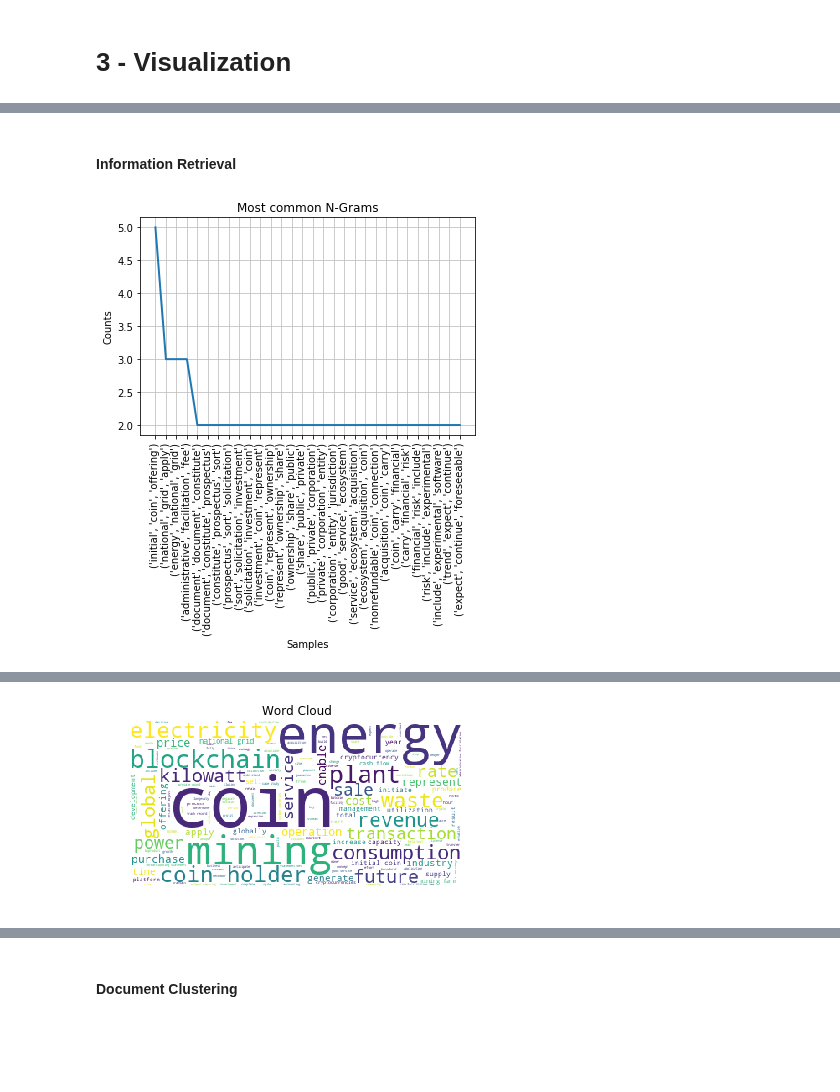
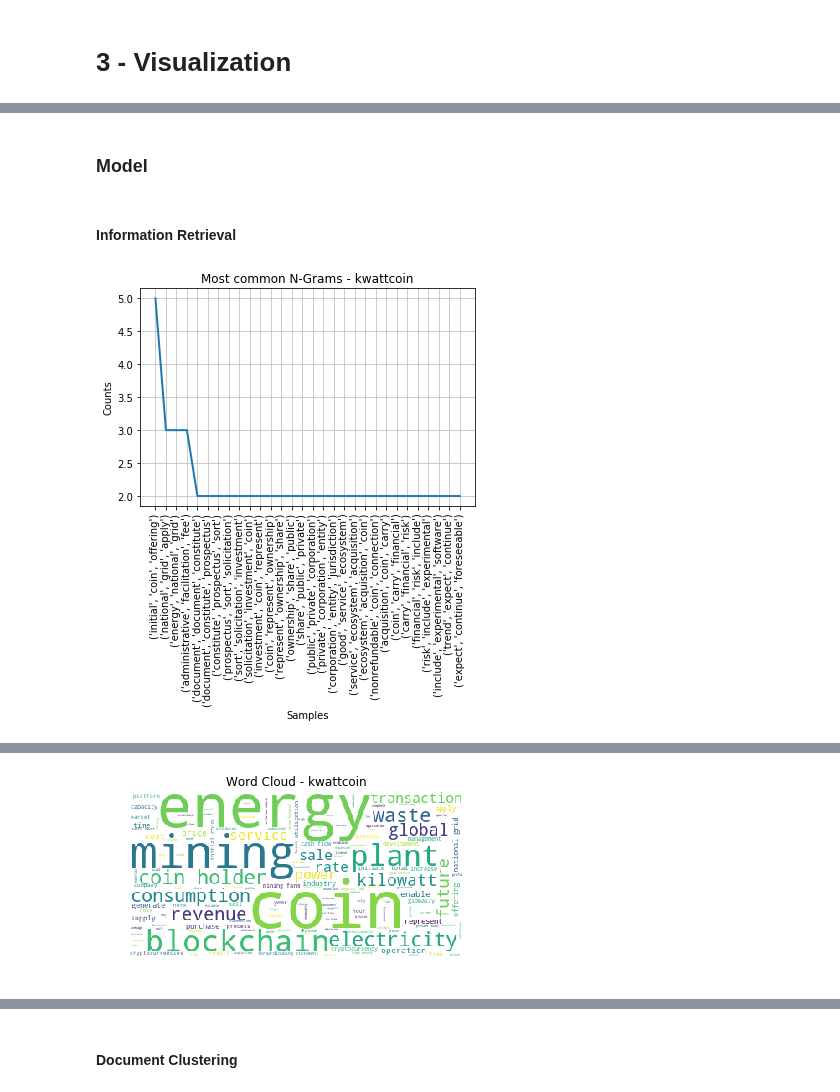
Before and after one commit to luisdiegocm/HWR_DataScience_Project, a Jupyter notebook: dashboard/Dashboard.ipynb, the cells around one changed output, grey strips where cells are left out. Drawn from its saved outputs; the diff is of its cells as text; code cells hidden in the pictures; blank space fills up the shorter version.

```diff
--- a/dashboard/Dashboard.ipynb
+++ b/dashboard/Dashboard.ipynb
@@ -139,34 +139,48 @@ class InformationRetrieval():
 
 
     def visualize_ngrams(self,tokens, n = 2):
+        """
+        Function that receives tokens and a number of n-grams, and return a visualization
+        Input:
+            Tokens
+            Number of n-grams
+        Output:
+            Frequency Distribution visualization
+        """
+        assert n >= 1
 
-        assert n > 1
-
+        if n == 1:
+            fdist_unigrams = FreqDist(list(tokens))
+            plt = fdist_unigrams.plot(30,cumulative=False,title="Most common N-Grams - "+protocol)
         if n == 2:
             bigrams_tokens = bigrams(tokens)
             fdist_bigrams = FreqDist(list(bigrams_tokens))
-            plt = fdist_bigrams.plot(30,cumulative=False,title="Most common N-Grams")
-            return plt
+            plt = fdist_bigrams.plot(30,cumulative=False,title="Most common N-Grams - "+protocol)
         if n == 3:
             trigrams_tokens = ngrams(tokens, 3)
             fdist_trigrams = FreqDist(list(trigrams_tokens))
-            plt = fdist_trigrams.plot(30,cumulative=False,title="Most common N-Grams")
-            return plt
+            plt = fdist_trigrams.plot(30,cumulative=False,title="Most common N-Grams - "+protocol)
         if n > 3:
             grams_tokens = ngrams(tokens, n)
             fdist_grams = FreqDist(list(grams_tokens))
-            plt = fdist_grams.plot(30,cumulative=False,title="Most common N-Grams")
-            return plt
-
+            plt = fdist_grams.plot(30,cumulative=False,title="Most common N-Grams - "+protocol)
 
     def visualize_word_cloud(self,corpus,protocol):
+        """
+        Function that receives a corpus and a protocol name and return the WordCloud visualization.
+        Input:
+            Corpus object
+            Name of protocol
+        Output:
+            Visualization
+        """
         text = corpus[protocol]
         wordcloud = WordCloud(background_color="white",
                               stopwords = set(STOPWORDS)
                               ).generate(text)
         plt.imshow(wordcloud)
         plt.axis("off")
-        plt.title("Word Cloud")
+        plt.title("Word Cloud - "+protocol)
 
         return plt
 # %%
@@ -889,6 +983,8 @@ te = TextExtraction(dataset)
 tm = TopicModeling(dataset)
 # %%
 tc = TextClassification(dataset)
+# %% [markdown]
+### Model
 # %%
 protocol = "kwattcoin"
 # %% [markdown]
@@ -896,9 +992,9 @@ protocol = "kwattcoin"
 # %%
 tokens = ir.prepare_data(dataset.corpora_test_whole,protocol)
 # %%
-plt_ngrams = ir.visualize_ngrams(tokens, n=3)
+ir.visualize_ngrams(tokens, n=3)
 # %% [output]
-[figure, old version]
+[figure, new version]
 # %%
-plt_wordcloud = ir.visualize_word_cloud(dataset.corpora_test_whole,protocol)
+ir.visualize_word_cloud(dataset.corpora_test_whole,protocol)
 # %% [output]
@@ -905 +1002 @@ plt_wordcloud = ir.visualize_word_cloud(dataset.corpora_test_whole,protocol)
-[figure, old version]
+[figure, new version]
```
Also changed, not shown: parts of 88 cells of this notebook, 3 other files.
